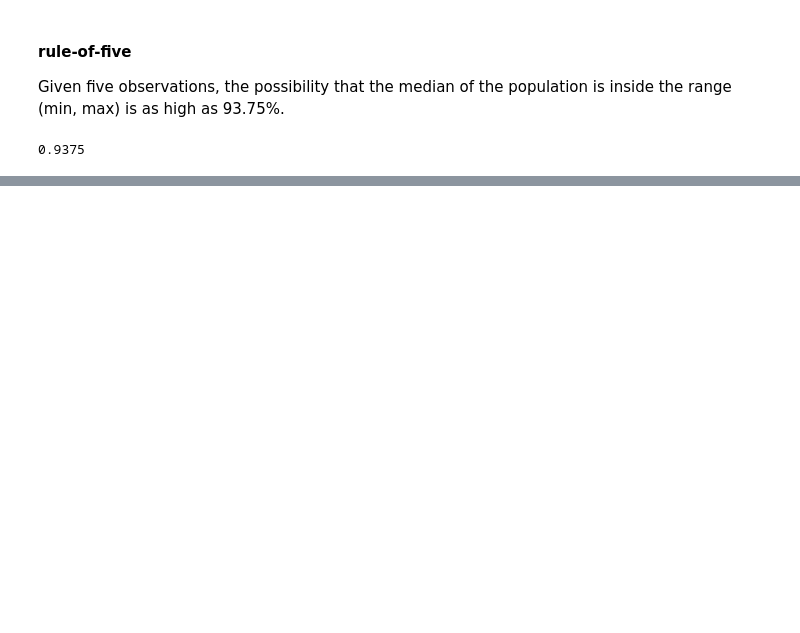
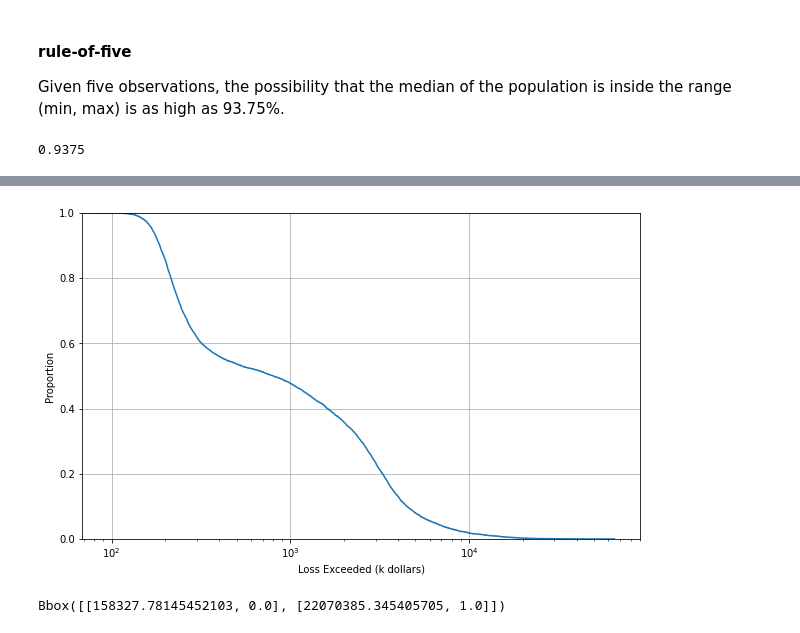
Before and after one commit to hao-wang/htma-cybersecurity, a Jupyter notebook: chap1-5.ipynb, the cells around one changed output, grey strips where cells are left out. Saved outputs shown, nothing was run; the diff lists cells and outputs as text; code cells hidden in the pictures; blank space fills up the shorter version.

```diff
--- a/chap1-5.ipynb
+++ b/chap1-5.ipynb
@@ -22,0 +123,12 @@ p_inside
+# %%
+fig, ax = plt.subplots(figsize=(10, 6))
+axes = sns.ecdfplot(exp_losses/1000., ax=ax, complementary=True)
+ax.set_xscale('log')
+ax.set_xlabel('Loss Exceeded (k dollars)')
+ax.grid(True)
+# %% [output]
+[figure, added]
+# %%
+axes.dataLim
+# %% [output]
+Bbox([[158327.78145452103, 0.0], [22070385.345405705, 1.0]])
```
Also changed, not shown: parts of 24 cells of this notebook, 6 other files.
